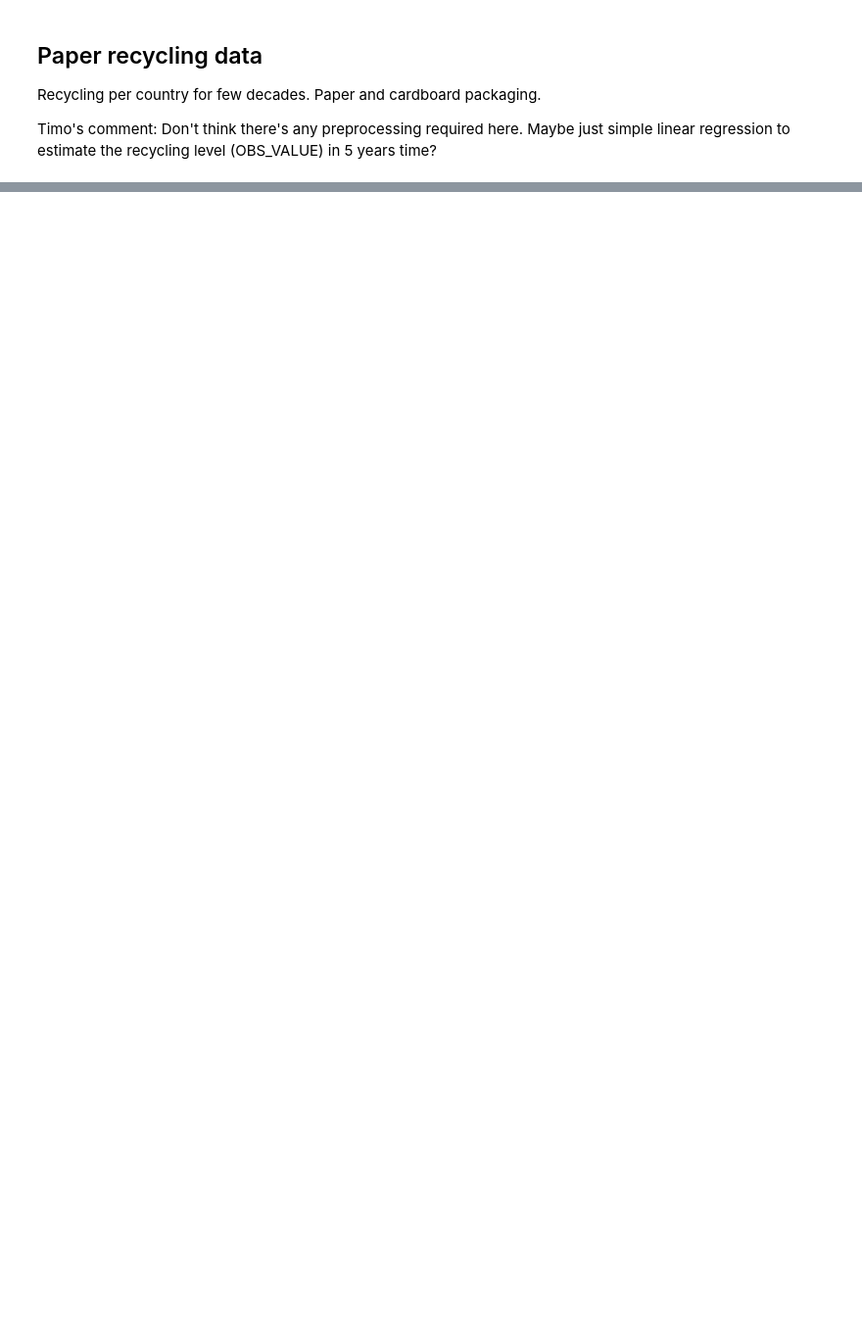
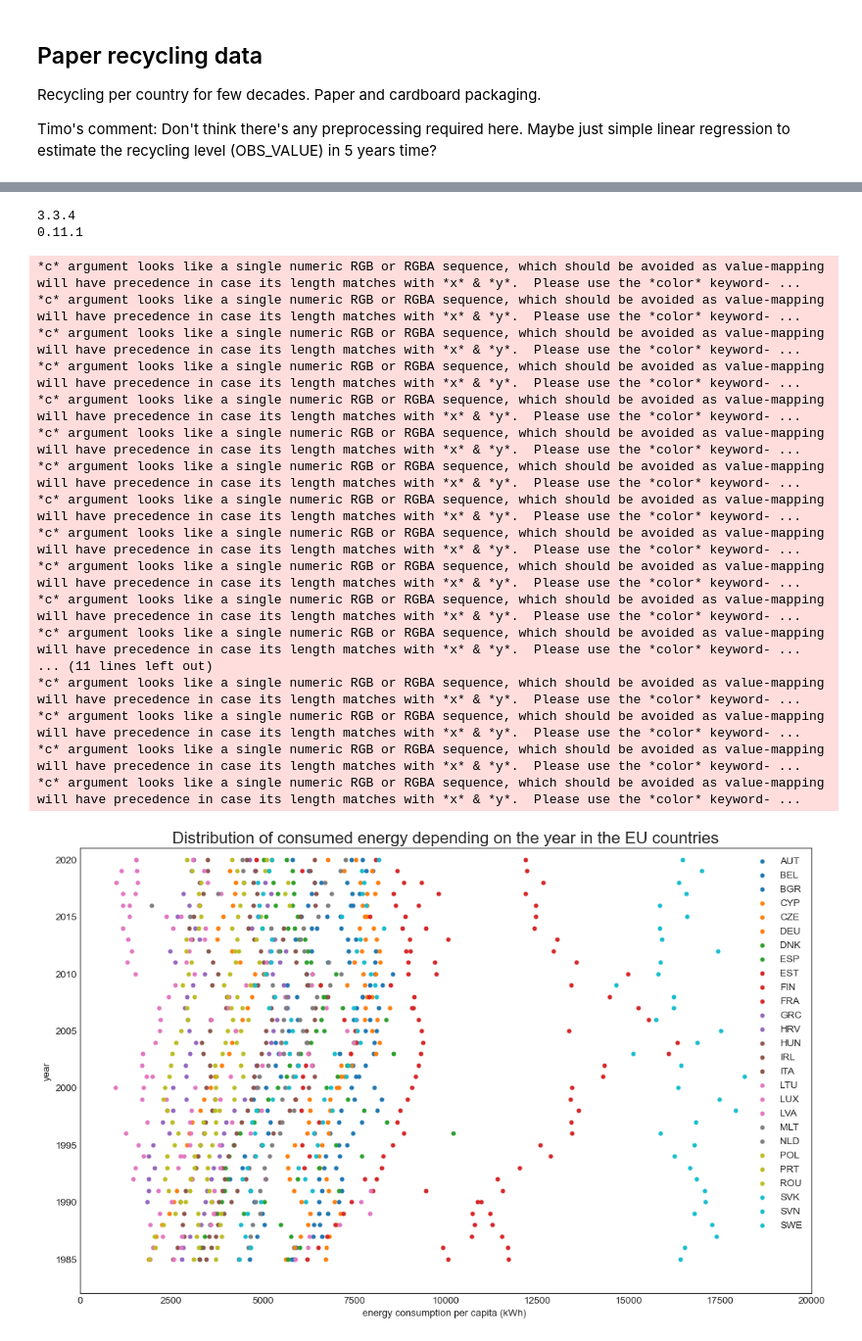
Before and after one commit to TimoKoski/IDS_project, a Jupyter notebook: IDS_group_notebook.ipynb, the cells around one changed output, grey strips where cells are left out. Shown at 98% size. Drawn from its saved outputs; the diff is of its cells as text; code cells hidden in the pictures; blank space fills up the shorter version.

```diff
--- a/IDS_group_notebook.ipynb
+++ b/IDS_group_notebook.ipynb
@@ -218,0 +316,7 @@ df_paper_rec_pitch.head(20)
+# %%
+#all iso_codes of EU countries
+EU_coutries=['AUT', 'BEL', 'BGR', 'HRV', 'CYP', 'CZE', 'DNK', 'EST', 'FIN', 'FRA', 'DEU', 'GRC', 'HUN', 'IRL', 'ITA', 'LVA', 'LTU', 'LUX', 'MLT', 'NLD', 'POL', 'PRT', 'ROU', 'SVK', 'SVN', 'ESP', 'SWE']
+in_EU=df2['iso_code'].apply(lambda x: x in EU_coutries) #flag of the indication that a country is in the EU
+df2['in_EU']=in_EU.values
+eu_energy=df2[(df2['in_EU']==True)] #save only EU data
+# eu_energy=eu_energy[(eu_energy['year']>=1985)]
@@ -218,0 +342,70 @@ df_paper_rec_pitch.head(20)
+# %%
+#for drawing some visualizations
+# !pip install brewer2mpl
+import numpy as np
+import pandas as pd
+import matplotlib as mpl
+import matplotlib.pyplot as plt
+import seaborn as sns
+import warnings; warnings.filterwarnings(action='once')
+
+large = 16; med = 12; small = 9
+params = {'axes.titlesize': large,
+          'legend.fontsize': med,
+          'figure.figsize': (16, 10),
+          'axes.labelsize': med,
+          'axes.titlesize': med,
+          'xtick.labelsize': med,
+          'ytick.labelsize': med,
+          'figure.titlesize': large}
+plt.rcParams.update(params)
+plt.style.use('seaborn-whitegrid')
+sns.set_style("white")
+%matplotlib inline
+
+# Version
+print(mpl.__version__)  #> 3.0.0
+print(sns.__version__)  #> 0.9.0
+# %% [output]
+3.3.4
+0.11.1
+# %%
+# Create as many colors as there are unique countries in eu_energy
+categories = np.unique(eu_energy['iso_code'])
+colors = [plt.cm.tab10(i/float(len(categories)-1)) for i in range(len(categories))]
+
+# Draw Plot for Each Category
+plt.figure(figsize=(16, 10), dpi= 80, facecolor='w', edgecolor='k')
+
+for i, category in enumerate(categories):
+    plt.scatter('per_capita_electricity', 'year',
+                data=eu_energy.loc[eu_energy.iso_code==category, :],
+                s=20, c=colors[i], label=str(category))
+
+# Decorations
+plt.gca().set(xlim=(0, 20000), ylim=(1982, 2021),
+              xlabel='energy consumption per capita (kWh) ', ylabel='year')
+
+plt.xticks(fontsize=12); plt.yticks(fontsize=12)
+plt.title("Distribution of consumed energy depending on the year in the EU countries", fontsize=20)
+plt.legend(fontsize=12)
+plt.show()
+# %% [output]
+*c* argument looks like a single numeric RGB or RGBA sequence, which should be avoided as value-mapping will have precedence in case its length matches with *x* & *y*.  Please use the *color* keyword- ...
+*c* argument looks like a single numeric RGB or RGBA sequence, which should be avoided as value-mapping will have precedence in case its length matches with *x* & *y*.  Please use the *color* keyword- ...
+*c* argument looks like a single numeric RGB or RGBA sequence, which should be avoided as value-mapping will have precedence in case its length matches with *x* & *y*.  Please use the *color* keyword- ...
+*c* argument looks like a single numeric RGB or RGBA sequence, which should be avoided as value-mapping will have precedence in case its length matches with *x* & *y*.  Please use the *color* keyword- ...
+*c* argument looks like a single numeric RGB or RGBA sequence, which should be avoided as value-mapping will have precedence in case its length matches with *x* & *y*.  Please use the *color* keyword- ...
+*c* argument looks like a single numeric RGB or RGBA sequence, which should be avoided as value-mapping will have precedence in case its length matches with *x* & *y*.  Please use the *color* keyword- ...
+*c* argument looks like a single numeric RGB or RGBA sequence, which should be avoided as value-mapping will have precedence in case its length matches with *x* & *y*.  Please use the *color* keyword- ...
+*c* argument looks like a single numeric RGB or RGBA sequence, which should be avoided as value-mapping will have precedence in case its length matches with *x* & *y*.  Please use the *color* keyword- ...
+*c* argument looks like a single numeric RGB or RGBA sequence, which should be avoided as value-mapping will have precedence in case its length matches with *x* & *y*.  Please use the *color* keyword- ...
+*c* argument looks like a single numeric RGB or RGBA sequence, which should be avoided as value-mapping will have precedence in case its length matches with *x* & *y*.  Please use the *color* keyword- ...
+*c* argument looks like a single numeric RGB or RGBA sequence, which should be avoided as value-mapping will have precedence in case its length matches with *x* & *y*.  Please use the *color* keyword- ...
+*c* argument looks like a single numeric RGB or RGBA sequence, which should be avoided as value-mapping will have precedence in case its length matches with *x* & *y*.  Please use the *color* keyword- ...
+... (11 lines left out)
+*c* argument looks like a single numeric RGB or RGBA sequence, which should be avoided as value-mapping will have precedence in case its length matches with *x* & *y*.  Please use the *color* keyword- ...
+*c* argument looks like a single numeric RGB or RGBA sequence, which should be avoided as value-mapping will have precedence in case its length matches with *x* & *y*.  Please use the *color* keyword- ...
+*c* argument looks like a single numeric RGB or RGBA sequence, which should be avoided as value-mapping will have precedence in case its length matches with *x* & *y*.  Please use the *color* keyword- ...
+*c* argument looks like a single numeric RGB or RGBA sequence, which should be avoided as value-mapping will have precedence in case its length matches with *x* & *y*.  Please use the *color* keyword- ...
+[figure, added]
```
Also changed, not shown: parts of 17 cells of this notebook.
